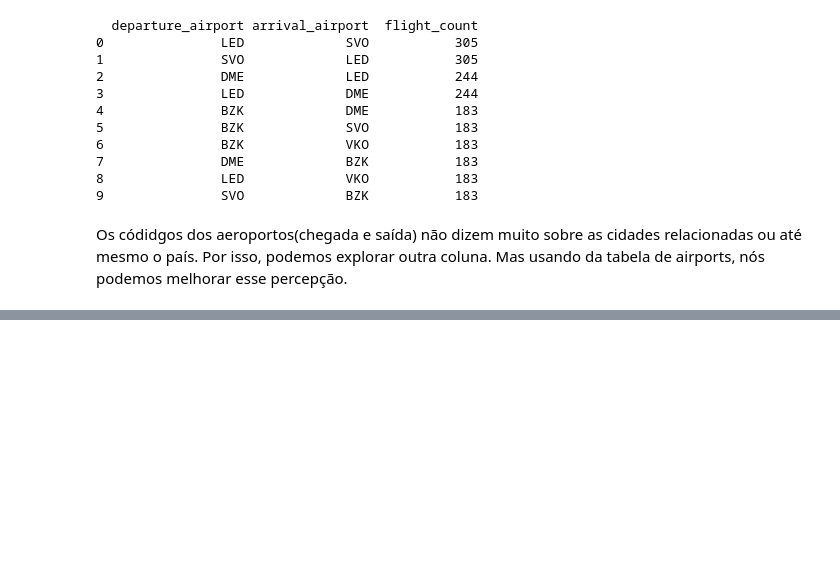
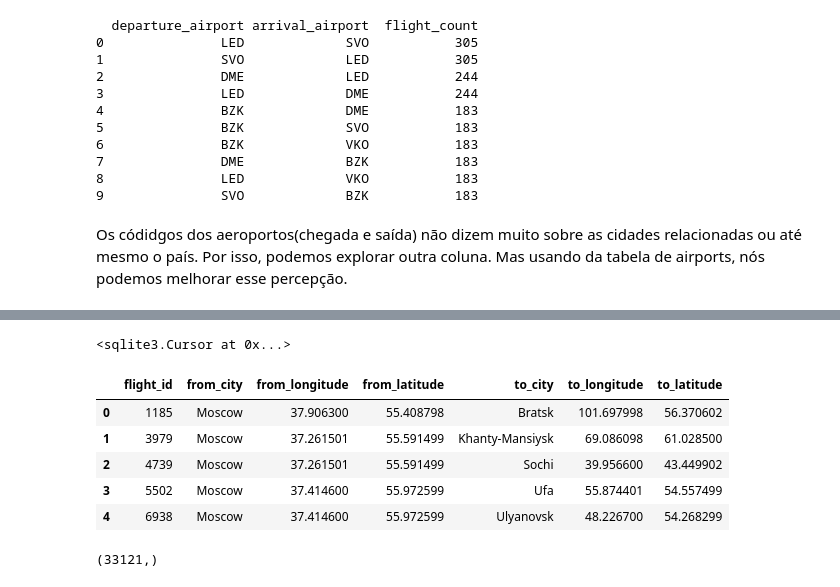
Before and after one commit to KhanSabbath/Airline-data-sql-manipulation, a Jupyter notebook: main.ipynb, the cells around one changed output, grey strips where cells are left out. Drawn from its saved outputs; the diff is of its cells as text; code cells hidden in the pictures; blank space fills up the shorter version.

Commit message:
doc(main.ipynb): upgrade data visualization

```diff
--- a/main.ipynb
+++ b/main.ipynb
@@ -200,3 +200,41 @@ df_cities.head()
 | 2 | 4739 | {"en": "Moscow", "ru": "Москва"} | (37.2615013122999983,55.591499328... | {"en": "Sochi", "ru": "Сочи"} | (39.9566001892089986,43.449901580... |
 | 3 | 5502 | {"en": "Moscow", "ru": "Москва"} | (37.4146000000000001,55.972599000... | {"en": "Ufa", "ru": "Уфа"} | (55.8744010925289984,54.557498931... |
 | 4 | 6938 | {"en": "Moscow", "ru": "Москва"} | (37.4146000000000001,55.972599000... | {"en": "Ulyanovsk", "ru": "Ульяно... | (48.2266998291000064,54.268299102... |
+# %%
+# A tabela temporária
+conn.execute("""CREATE TEMP TABLE FLIGHT_INFO AS
+                        SELECT
+                        flights.flight_id,
+                        json_extract(departure.city, '$.en') AS from_city,
+                        CAST(SUBSTR(departure.coordinates, 2, INSTR(departure.coordinates, ',') - 2) AS REAL) AS from_longitude,
+                        CAST(SUBSTR(departure.coordinates, INSTR(departure.coordinates, ',') + 1, LENGTH(departure.coordinates) - INSTR(departure.coordinates, ',') - 2) AS REAL) AS from_latitude,
+                        json_extract(arrival.city, '$.en') AS to_city,
+                        CAST(SUBSTR(arrival.coordinates, 2, INSTR(arrival.coordinates, ',') - 2) AS REAL) AS to_longitude,
+                        CAST(SUBSTR(arrival.coordinates, INSTR(arrival.coordinates, ',') + 1, LENGTH(arrival.coordinates) - INSTR(arrival.coordinates, ',') - 2) AS REAL) AS to_latitude
+                        from
+                        flights
+                        left join airports_data as departure
+                        on flights.departure_airport = departure.airport_code
+                        left join airports_data as arrival
+                        on flights.arrival_airport = arrival.airport_code
+                        ;
+                        """)
+# Criando um índex
+conn.execute("CREATE INDEX idx_flight_id ON FLIGHT_INFO (flight_id);")   #<sqlite3.Cursor at 0x7118536a8bc0>
+# %% [output]
+<sqlite3.Cursor at 0x...>
+# %%
+temp_table= pd.read_sql("SELECT * FROM FLIGHT_INFO LIMIT 10;", conn)
+temp_table.head()
+# %% [output]
+|  | flight_id | from_city | from_longitude | from_latitude | to_city | to_longitude | to_latitude |
+| 0 | 1185 | Moscow | 37.906300 | 55.408798 | Bratsk | 101.697998 | 56.370602 |
+| 1 | 3979 | Moscow | 37.261501 | 55.591499 | Khanty-Mansiysk | 69.086098 | 61.028500 |
+| 2 | 4739 | Moscow | 37.261501 | 55.591499 | Sochi | 39.956600 | 43.449902 |
+| 3 | 5502 | Moscow | 37.414600 | 55.972599 | Ufa | 55.874401 | 54.557499 |
+| 4 | 6938 | Moscow | 37.414600 | 55.972599 | Ulyanovsk | 48.226700 | 54.268299 |
+# %%
+# Averiguando o número de linhas da tabela temporária
+conn.execute("SELECT count(*) from FLIGHT_INFO;").fetchone()
+# %% [output]
+(33121,)
```
Also changed, not shown: parts of 3 cells of this notebook.
